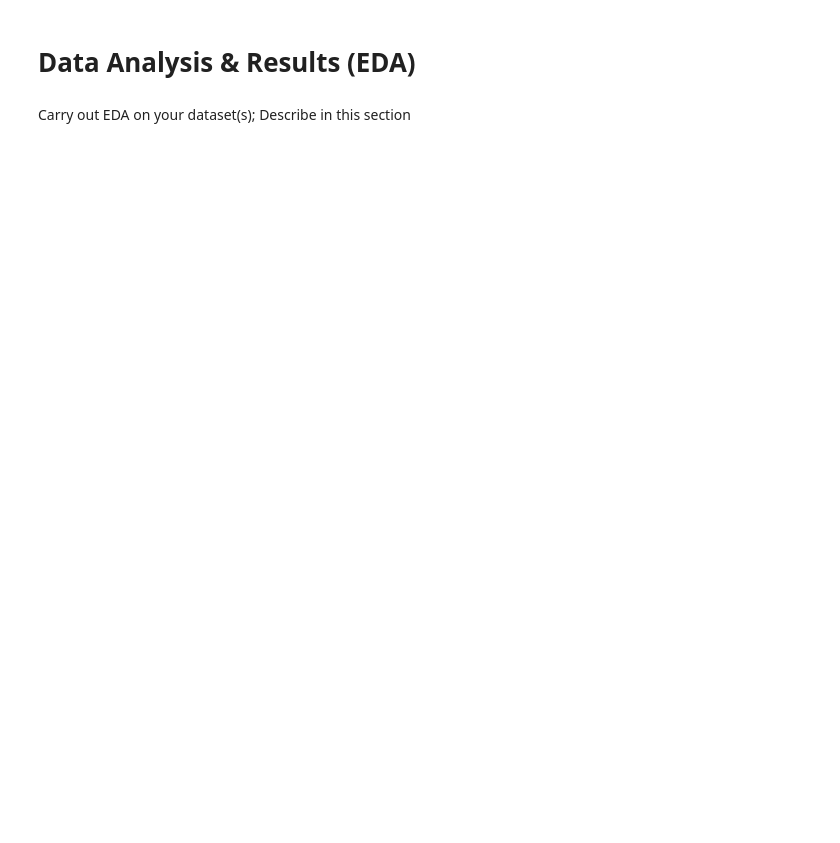
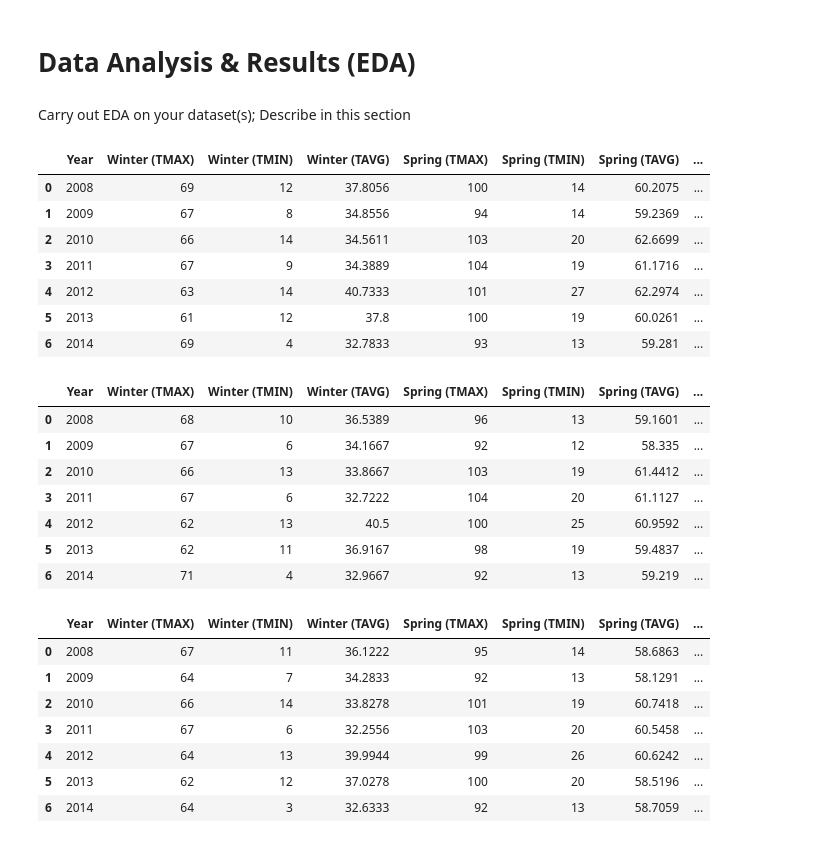
Before and after one commit to kevinlee-2000/Fluctuating-Fahrenheit-Suicide-Risk-, a Jupyter notebook: EDACheckpoint_group021.ipynb, the cells around one changed output. Cells and saved outputs as stored; diff of their text form; code cells hidden in the pictures; blank space fills up the shorter version.

```diff
--- a/EDACheckpoint_group021.ipynb
+++ b/EDACheckpoint_group021.ipynb
@@ -205,0 +204,68 @@ Carry out EDA on your dataset(s); Describe in this section
+# %%
+station1['TAVG'] = (station1['TMAX'] + station1['TMIN'])/2
+station2['TAVG'] = (station2['TMAX'] + station2['TMIN'])/2
+station3['TAVG'] = (station3['TMAX'] + station3['TMIN'])/2
+
+
+def calculate_seasonal_data(station):
+    station = station.set_index(['DATE'])
+    column_names = ['Year',
+                    'Winter (TMAX)', 'Winter (TMIN)', 'Winter (TAVG)',
+                    'Spring (TMAX)', 'Spring (TMIN)', 'Spring (TAVG)',
+                    'Summer (TMAX)', 'Summer (TMIN)', 'Summer (TAVG)',
+                    'Fall (TMAX)', 'Fall (TMIN)', 'Fall (TAVG)']
+    station_season_avg = pd.DataFrame(columns = column_names)
+
+    for i in range(7):
+        year = str(2008 + i)
+        station_season_avg = station_season_avg.append({'Year':year}, ignore_index=True)
+
+        station_season_avg.at[i, 'Winter (TAVG)'] = station.loc[str(2007 + i) + '-12-01': year + '-02-28']['TAVG'].mean()
+        station_season_avg.at[i, 'Spring (TAVG)'] = station.loc[year + '-03-01':year + '-5-31']['TAVG'].mean()
+        station_season_avg.at[i, 'Summer (TAVG)'] = station.loc[year + '-06-01':year + '-08-31']['TAVG'].mean()
+        station_season_avg.at[i, 'Fall (TAVG)'] = station.loc[year + '-09-01':year + '-11-31']['TAVG'].mean()
+
+        station_season_avg.at[i, 'Winter (TMAX)'] = station.loc[str(2007 + i) + '-12-01': year + '-02-28']['TMAX'].max()
+        station_season_avg.at[i, 'Spring (TMAX)'] = station.loc[year + '-03-01':year + '-5-31']['TMAX'].max()
+        station_season_avg.at[i, 'Summer (TMAX)'] = station.loc[year + '-06-01':year + '-08-31']['TMAX'].max()
+        station_season_avg.at[i, 'Fall (TMAX)'] = station.loc[year + '-09-01':year + '-11-31']['TMAX'].max()
+
+        station_season_avg.at[i, 'Winter (TMIN)'] = station.loc[str(2007 + i) + '-12-01': year + '-02-28']['TMIN'].min()
+        station_season_avg.at[i, 'Spring (TMIN)'] = station.loc[year + '-03-01':year + '-5-31']['TMIN'].min()
+        station_season_avg.at[i, 'Summer (TMIN)'] = station.loc[year + '-06-01':year + '-08-31']['TMIN'].min()
+        station_season_avg.at[i, 'Fall (TMIN)'] = station.loc[year + '-09-01':year + '-11-31']['TMIN'].min()
+
+    return station_season_avg
+
+seasonal_station1 = calculate_seasonal_data(station1)
+seasonal_station2 = calculate_seasonal_data(station2)
+seasonal_station3 = calculate_seasonal_data(station3)
+
+display(seasonal_station1)
+display(seasonal_station2)
+display(seasonal_station3)
+# %% [output]
+|  | Year | Winter (TMAX) | Winter (TMIN) | Winter (TAVG) | Spring (TMAX) | Spring (TMIN) | Spring (TAVG) | ... |
+| 0 | 2008 | 69 | 12 | 37.8056 | 100 | 14 | 60.2075 | ... |
+| 1 | 2009 | 67 | 8 | 34.8556 | 94 | 14 | 59.2369 | ... |
+| 2 | 2010 | 66 | 14 | 34.5611 | 103 | 20 | 62.6699 | ... |
+| 3 | 2011 | 67 | 9 | 34.3889 | 104 | 19 | 61.1716 | ... |
+| 4 | 2012 | 63 | 14 | 40.7333 | 101 | 27 | 62.2974 | ... |
+| 5 | 2013 | 61 | 12 | 37.8 | 100 | 19 | 60.0261 | ... |
+| 6 | 2014 | 69 | 4 | 32.7833 | 93 | 13 | 59.281 | ... |
+|  | Year | Winter (TMAX) | Winter (TMIN) | Winter (TAVG) | Spring (TMAX) | Spring (TMIN) | Spring (TAVG) | ... |
+| 0 | 2008 | 68 | 10 | 36.5389 | 96 | 13 | 59.1601 | ... |
+| 1 | 2009 | 67 | 6 | 34.1667 | 92 | 12 | 58.335 | ... |
+| 2 | 2010 | 66 | 13 | 33.8667 | 103 | 19 | 61.4412 | ... |
+| 3 | 2011 | 67 | 6 | 32.7222 | 104 | 20 | 61.1127 | ... |
+| 4 | 2012 | 62 | 13 | 40.5 | 100 | 25 | 60.9592 | ... |
+| 5 | 2013 | 62 | 11 | 36.9167 | 98 | 19 | 59.4837 | ... |
+| 6 | 2014 | 71 | 4 | 32.9667 | 92 | 13 | 59.219 | ... |
+|  | Year | Winter (TMAX) | Winter (TMIN) | Winter (TAVG) | Spring (TMAX) | Spring (TMIN) | Spring (TAVG) | ... |
+| 0 | 2008 | 67 | 11 | 36.1222 | 95 | 14 | 58.6863 | ... |
+| 1 | 2009 | 64 | 7 | 34.2833 | 92 | 13 | 58.1291 | ... |
+| 2 | 2010 | 66 | 14 | 33.8278 | 101 | 19 | 60.7418 | ... |
+| 3 | 2011 | 67 | 6 | 32.2556 | 103 | 20 | 60.5458 | ... |
+| 4 | 2012 | 64 | 13 | 39.9944 | 99 | 26 | 60.6242 | ... |
+| 5 | 2013 | 62 | 12 | 37.0278 | 100 | 20 | 58.5196 | ... |
+| 6 | 2014 | 64 | 3 | 32.6333 | 92 | 13 | 58.7059 | ... |
```
Also changed, not shown: parts of 5 cells of this notebook, 1 other file.
